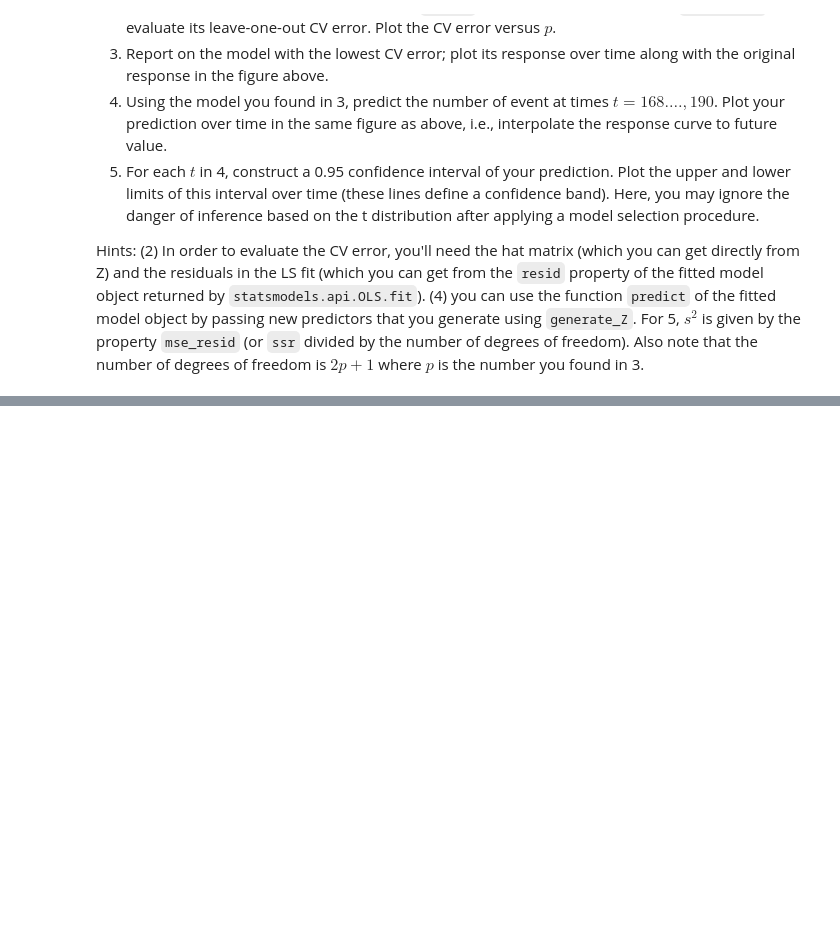
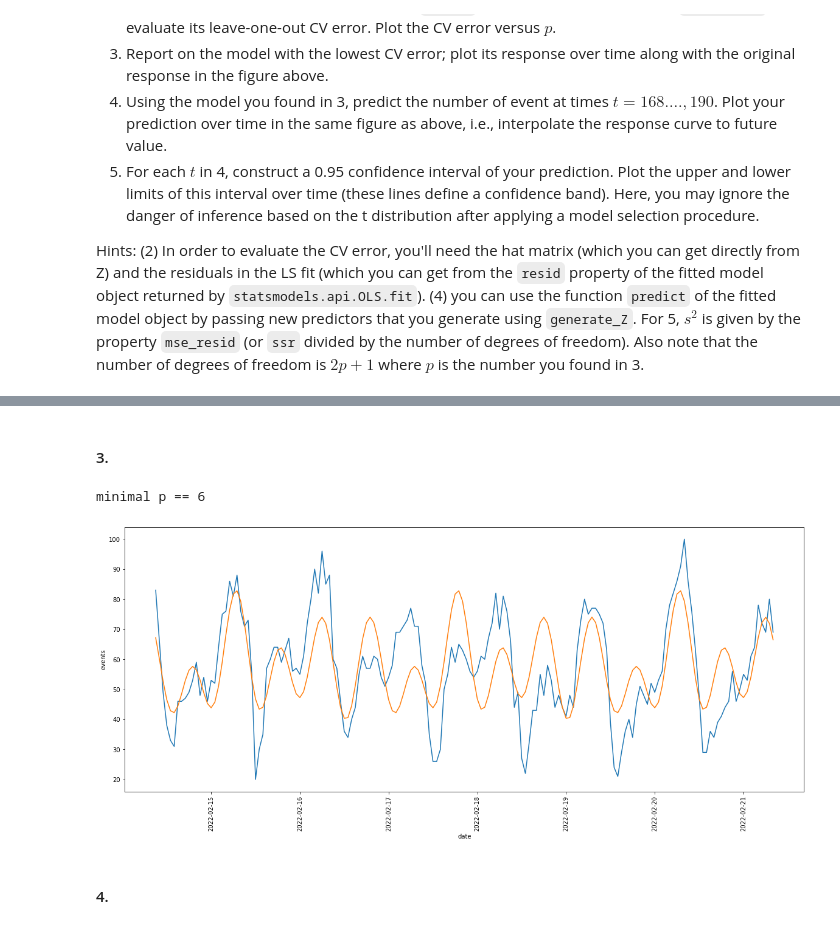
Before and after one commit to Nesher123/advanced-statistics, a Jupyter notebook: hw6/hw6.ipynb, the cells around one changed output, grey strips where cells are left out. Saved outputs shown, nothing was run; the diff lists cells and outputs as text; code cells hidden in the pictures; blank space fills up the shorter version.

```diff
--- a/hw6/hw6.ipynb
+++ b/hw6/hw6.ipynb
@@ -300,0 +499,22 @@ def generate_Z(t, p):
+# %% [markdown]
+#### 3.
+# %%
+min_p = min(CV_errors, key=CV_errors.get)
+print(f'minimal p == {min_p}')
+
+Z = generate_Z(AnneFrank['date'], min_p)
+H = Z @ np.linalg.inv(Z.T @ Z) @ Z.T
+y_hat = H @ y
+
+plt.figure(figsize=(20, 8))
+plt.plot(AnneFrank['date'].values, y)
+plt.plot(AnneFrank['date'].values, y_hat)
+plt.xlabel('date')
+plt.ylabel('events')
+plt.xticks(rotation='vertical')
+plt.show()
+# %% [output]
+minimal p == 6
+[figure, added]
+# %% [markdown]
+#### 4.
```
Also changed, not shown: parts of 22 cells of this notebook.
